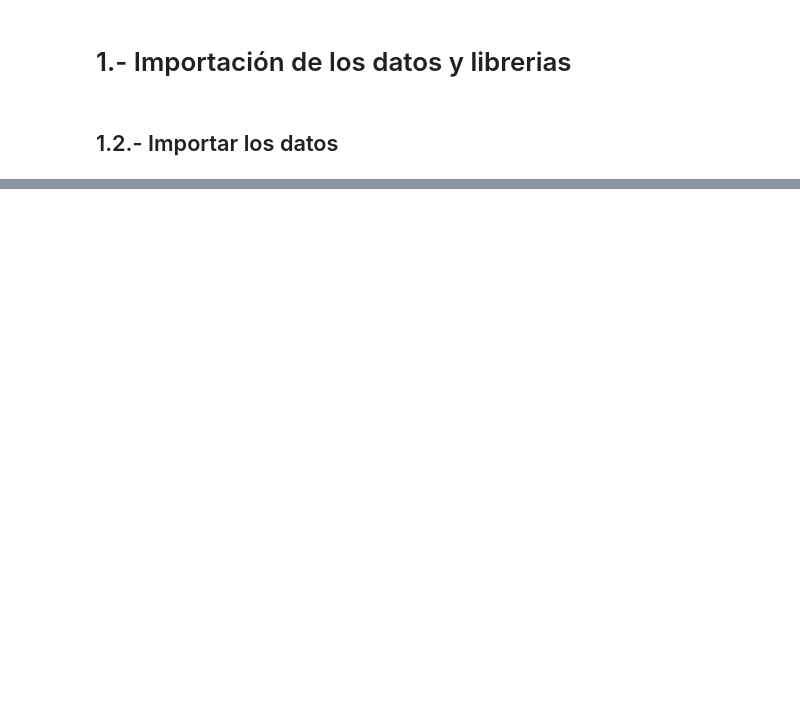
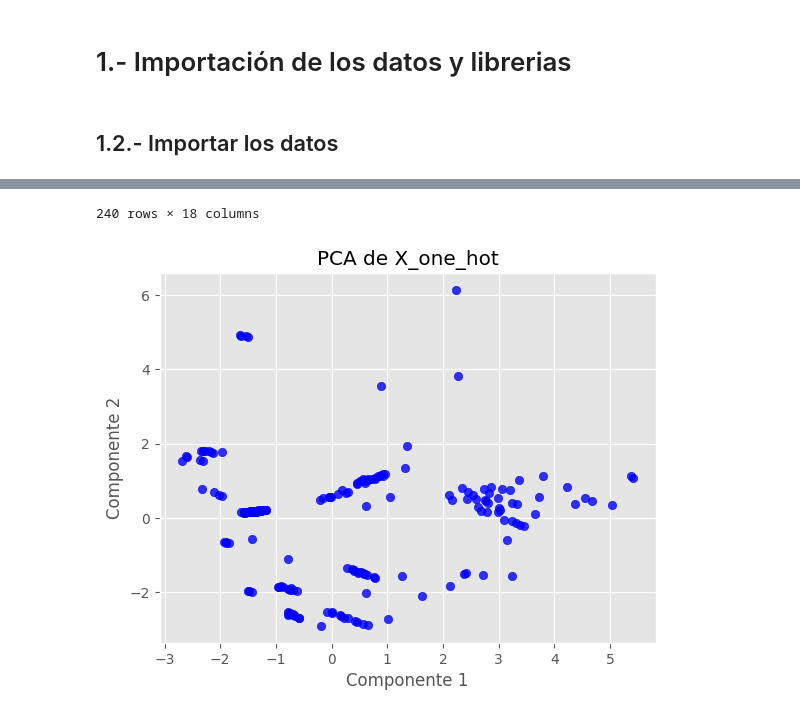
Before and after one commit to RaulCarrero02/G23.P2.100451286.100472334, a Jupyter notebook: kmean.ipynb, the cells around one changed output, grey strips where cells are left out. Saved outputs shown, nothing was run; the diff lists cells and outputs as text; code cells hidden in the pictures; blank space fills up the shorter version.

Commit message:
pca encodings

```diff
--- a/kmean.ipynb
+++ b/kmean.ipynb
@@ -157,0 +307,20 @@ Columnas con NaN:
+# %%
+# hacemos lo mismo pero con one hot encoding
+# ==============================================================================
+X_one_hot = pd.get_dummies(X, columns=['Color', 'Spectral_Class'], drop_first=True)
+X_one_hot_scaled = scaler.fit_transform(X_one_hot)
+display(X_one_hot)
+
+# Reducción de la dimensionalidad
+# ==============================================================================
+pca = PCA(n_components=2)
+X_one_hot_pca = pca.fit_transform(X_one_hot_scaled)
+X_one_hot_pca = pd.DataFrame(X_one_hot_pca, columns=['Componente_1', 'Componente_2'])
+
+# Representación de los datos
+plt.scatter(X_one_hot_pca['Componente_1'], X_one_hot_pca['Componente_2'], alpha=.8, c='blue')
+plt.xlabel('Componente 1')
+plt.ylabel('Componente 2')
+plt.title('PCA de X_one_hot')
+plt.show()
+# %% [output]
@@ -157,0 +339,2 @@ Columnas con NaN:
+240 rows × 18 columns
+[figure, added]
```
Also changed, not shown: parts of 12 cells of this notebook.
